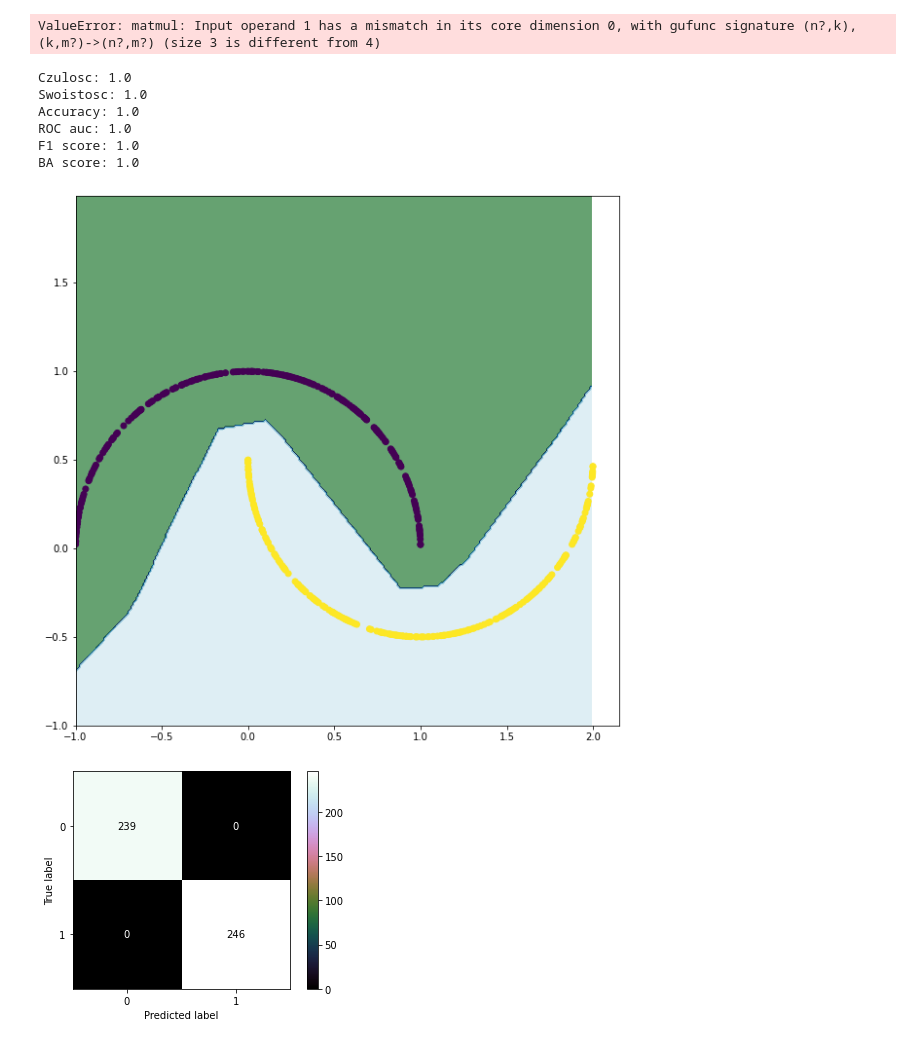
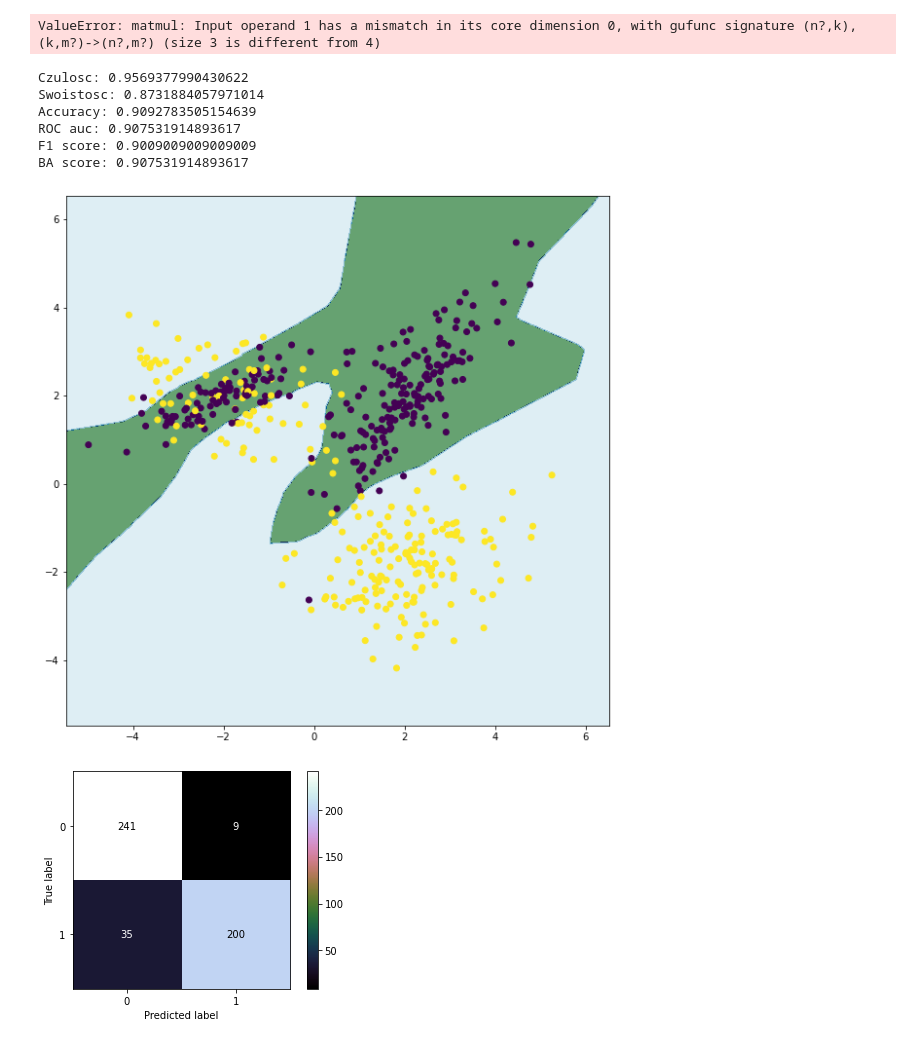
Before and after one commit to jakub-kowalik/PUM, a Jupyter notebook: lab8/lab8.ipynb, the cells around one changed output. Saved outputs shown, nothing was run; the diff lists cells and outputs as text; code cells hidden in the pictures.

```diff
--- a/lab8/lab8.ipynb
+++ b/lab8/lab8.ipynb
@@ -19,7 +19,10 @@ TRAIN_SPLIT = 0.8
 TEST_SPLIT = 0.2
 REPEATS = 100
 # %%
-X, y = datasets.make_moons( random_state=SEED, n_samples=SAMPLES)
+X, y = datasets.make_classification(random_state=SEED, n_samples=SAMPLES, n_features=3, n_informative=3, n_classes=2,
+                                    n_redundant=0, n_clusters_per_class=3, class_sep=2)
+
+X = X[:, [0, 1]]
 
 X_train, X_test, y_train, y_test = train_test_split(X, y, train_size=TRAIN_SPLIT, test_size=TEST_SPLIT,
                                                     random_state=SEED)
@@ -134,13 +137,22 @@ class MyNeuralNetwork:
         X = np.array(X)
         bias = np.ones((X.shape[0], 1)) * -1
         X = np.column_stack((X, bias))
-        X = X.T
-        y = np.array(y)
 
+        batch = m - m % self.batchsize
         for e in tqdm(range(self.epochs)):
-            output_layer_output, hidden_layer_output = self.forward_pass(X)
+            indexes = np.arange(0, len(X), 1)
+            np.random.shuffle(indexes)
+            X_trimmed = X_with_bias[indexes][:batch]
+            y_trimmed = y[indexes][:batch]
+
+        for i in range(0, batch, self.batchsize):
+            X_batch = X_trimmed[i:i + self.batchsize]
+            y_batch = y_trimmed[i:i + self.batchsize]
+
+            X_batch = X_batch.T
+            output_layer_output, hidden_layer_output = self.forward_pass(X_batch)
             #print(hidden_layer_output, '\n', output_layer_output)
-            output_layer_delta, hidden_layer_delta = self.backward_pass(X, y, output_layer_output, hidden_layer_output)
+            output_layer_delta, hidden_layer_delta = self.backward_pass(X_batch, y_batch, output_layer_output, hidden_layer_output)
             # print(output_layer_delta, '\n', hidden_layer_delta)
             self.update_weights(hidden_layer_delta, output_layer_delta)
             #print(self.weights_input_to_hidden, '\n', self.weights_hidden_to_output)
@@ -284,13 +471,13 @@ def tree_function(mdl, X_tr, y_tr, X_te, y_te, xxx=None, yyy=None, silent=False)
         print("BA score:", balanced_accuracy_score(y_test, y_pred))
 # %%
 
-tree_function(MyNeuralNetwork(2, 15, 1, learning_rate=0.0001, activation_function=relu, epochs=10000), X_train, y_train, X_test, y_test, xx, yy)
+tree_function(MyNeuralNetwork2(2, (32, 16, 8, ), 1, learning_rate=0.001, activation_function=relu, epochs=100, batch_size=10), X_train, y_train, X_test, y_test, xx, yy)
 # %% [output]
-Czulosc: 1.0
-Swoistosc: 1.0
-Accuracy: 1.0
-ROC auc: 1.0
-F1 score: 1.0
-BA score: 1.0
+Czulosc: 0.9569377990430622
+Swoistosc: 0.8731884057971014
+Accuracy: 0.9092783505154639
+ROC auc: 0.907531914893617
+F1 score: 0.9009009009009009
+BA score: 0.907531914893617
-[figure, old version]
+[figure, new version]
-[figure, old version]
+[figure, new version]
```
Also changed, not shown: parts of 6 cells of this notebook.
